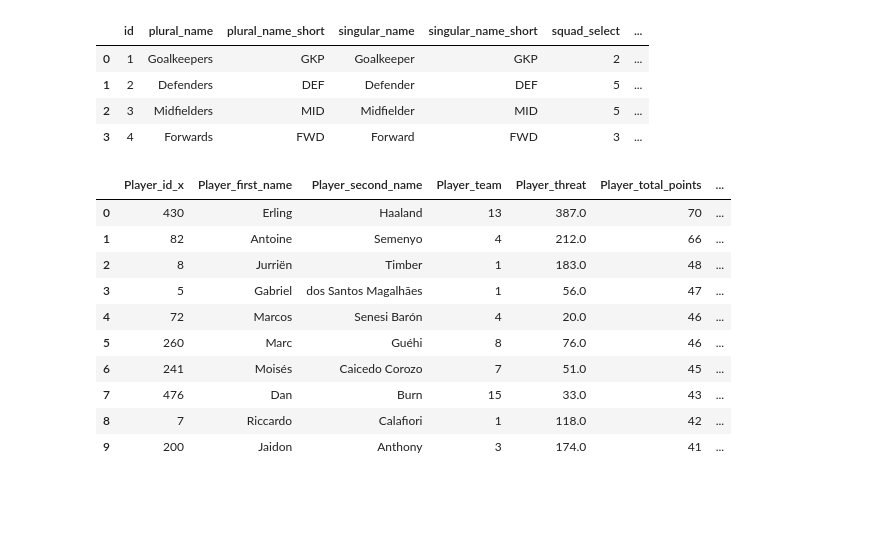
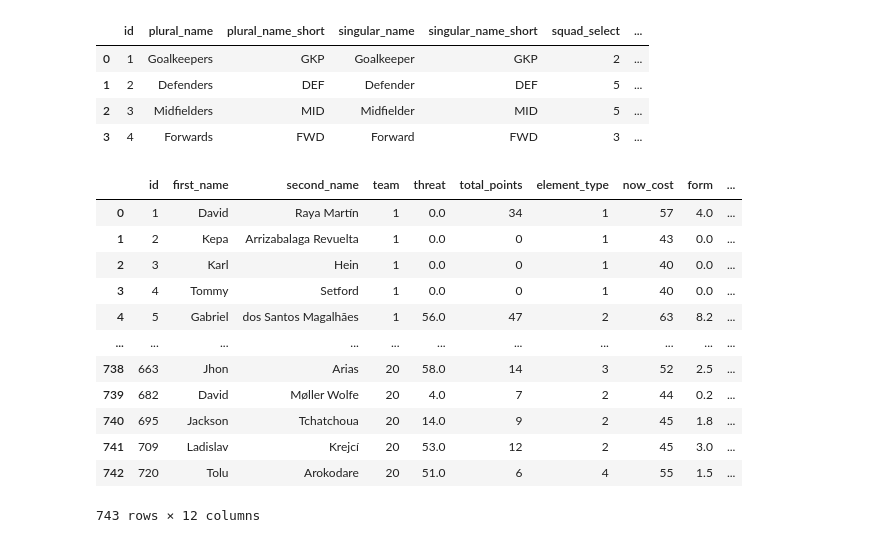
Before and after one commit to atharva-patade/fpl-eda, a Jupyter notebook: 01-FPL-players-teams-exploring.ipynb, the cells around one changed output. Saved outputs shown, nothing was run; the diff lists cells and outputs as text; code cells hidden in the pictures; blank space fills up the shorter version.

```diff
--- a/01-FPL-players-teams-exploring.ipynb
+++ b/01-FPL-players-teams-exploring.ipynb
@@ -576,22 +593,26 @@ positions_df.head()
 | 1 | 2 | Defenders | DEF | Defender | DEF | 5 | ... |
 | 2 | 3 | Midfielders | MID | Midfielder | MID | 5 | ... |
 | 3 | 4 | Forwards | FWD | Forward | FWD | 3 | ... |
+# %%
+df_players[['id', 'first_name', 'second_name', 'team', 'threat', 'total_points', 'element_type', 'now_cost', 'form', 'minutes', 'goals_scored','news']]
+# %% [output]
+|  | id | first_name | second_name | team | threat | total_points | element_type | now_cost | form | ... |
+| 0 | 1 | David | Raya Martín | 1 | 0.0 | 34 | 1 | 57 | 4.0 | ... |
+| 1 | 2 | Kepa | Arrizabalaga Revuelta | 1 | 0.0 | 0 | 1 | 43 | 0.0 | ... |
+| 2 | 3 | Karl | Hein | 1 | 0.0 | 0 | 1 | 40 | 0.0 | ... |
+| 3 | 4 | Tommy | Setford | 1 | 0.0 | 0 | 1 | 40 | 0.0 | ... |
+| 4 | 5 | Gabriel | dos Santos Magalhães | 1 | 56.0 | 47 | 2 | 63 | 8.2 | ... |
+| ... | ... | ... | ... | ... | ... | ... | ... | ... | ... | ... |
+| 738 | 663 | Jhon | Arias | 20 | 58.0 | 14 | 3 | 52 | 2.5 | ... |
+| 739 | 682 | David | Møller Wolfe | 20 | 4.0 | 7 | 2 | 44 | 0.2 | ... |
+| 740 | 695 | Jackson | Tchatchoua | 20 | 14.0 | 9 | 2 | 45 | 1.8 | ... |
+| 741 | 709 | Ladislav | Krejcí | 20 | 53.0 | 12 | 2 | 45 | 3.0 | ... |
+| 742 | 720 | Tolu | Arokodare | 20 | 51.0 | 6 | 4 | 55 | 1.5 | ... |
+743 rows × 12 columns
 # %%
-new_df = df_players.nlargest(10, 'total_points')[['id', 'first_name', 'second_name', 'team', 'threat', 'total_points', 'element_type', 'now_cost', 'form', 'minutes', 'goals_scored','news']]
+new_df = df_players[['id', 'first_name', 'second_name', 'team', 'threat', 'total_points', 'element_type', 'now_cost', 'form', 'minutes', 'goals_scored','points_per_game']]
 
-new_df.merge(positions_df, left_on='element_type', right_on='id')[['id_x', 'first_name', 'second_name', 'team', 'threat', 'total_points', 'singular_name_short', 'now_cost', 'form', 'minutes', 'goals_scored','news']].add_prefix('Player_')
+new_df = new_df.merge(df_teams, left_on='team', right_on='id')[['first_name', 'second_name', 'name', 'threat', 'total_points', 'now_cost', 'form_x', 'minutes', 'goals_scored','points_per_game']]
-# %% [output]
-|  | Player_id_x | Player_first_name | Player_second_name | Player_team | Player_threat | Player_total_points | ... |
-| 0 | 430 | Erling | Haaland | 13 | 387.0 | 70 | ... |
-| 1 | 82 | Antoine | Semenyo | 4 | 212.0 | 66 | ... |
-| 2 | 8 | Jurriën | Timber | 1 | 183.0 | 48 | ... |
-| 3 | 5 | Gabriel | dos Santos Magalhães | 1 | 56.0 | 47 | ... |
-| 4 | 72 | Marcos | Senesi Barón | 4 | 20.0 | 46 | ... |
-| 5 | 260 | Marc | Guéhi | 8 | 76.0 | 46 | ... |
-| 6 | 241 | Moisés | Caicedo Corozo | 7 | 51.0 | 45 | ... |
-| 7 | 476 | Dan | Burn | 15 | 33.0 | 43 | ... |
-| 8 | 7 | Riccardo | Calafiori | 1 | 118.0 | 42 | ... |
-| 9 | 200 | Jaidon | Anthony | 3 | 174.0 | 41 | ... |
 # %%
 new_df.rename(columns={'id': 'Player_id'}, inplace=True)
 # %%
```
Also changed, not shown: parts of 17 cells of this notebook.
